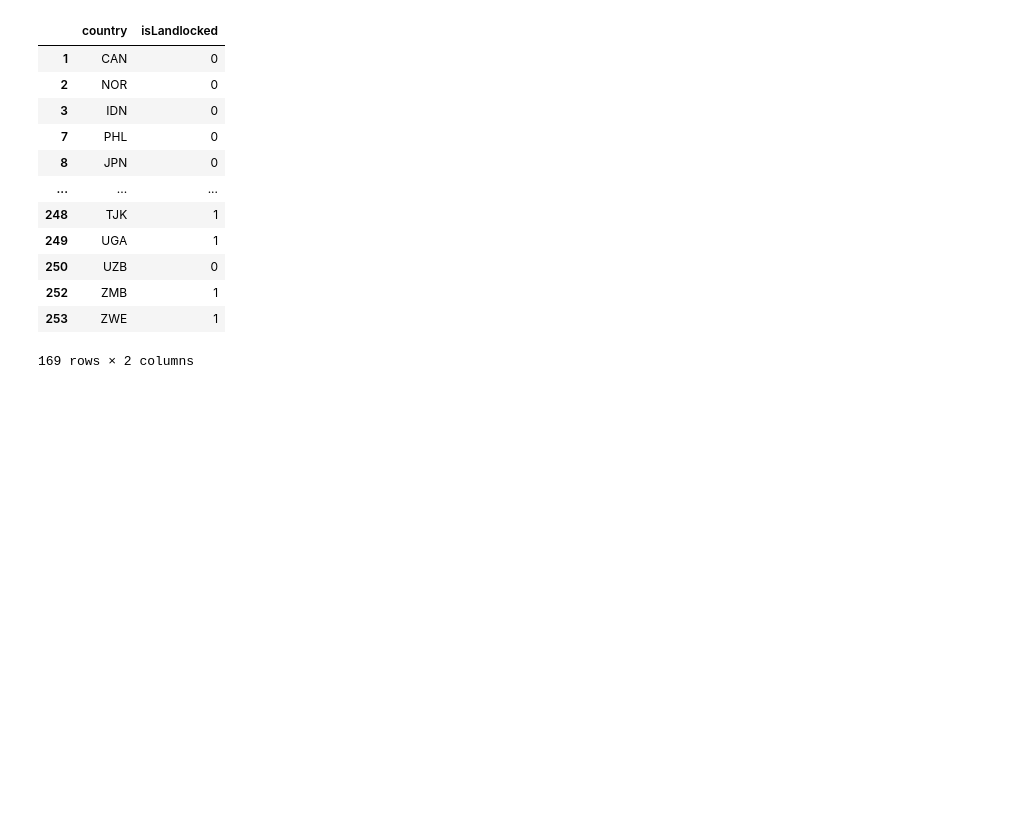
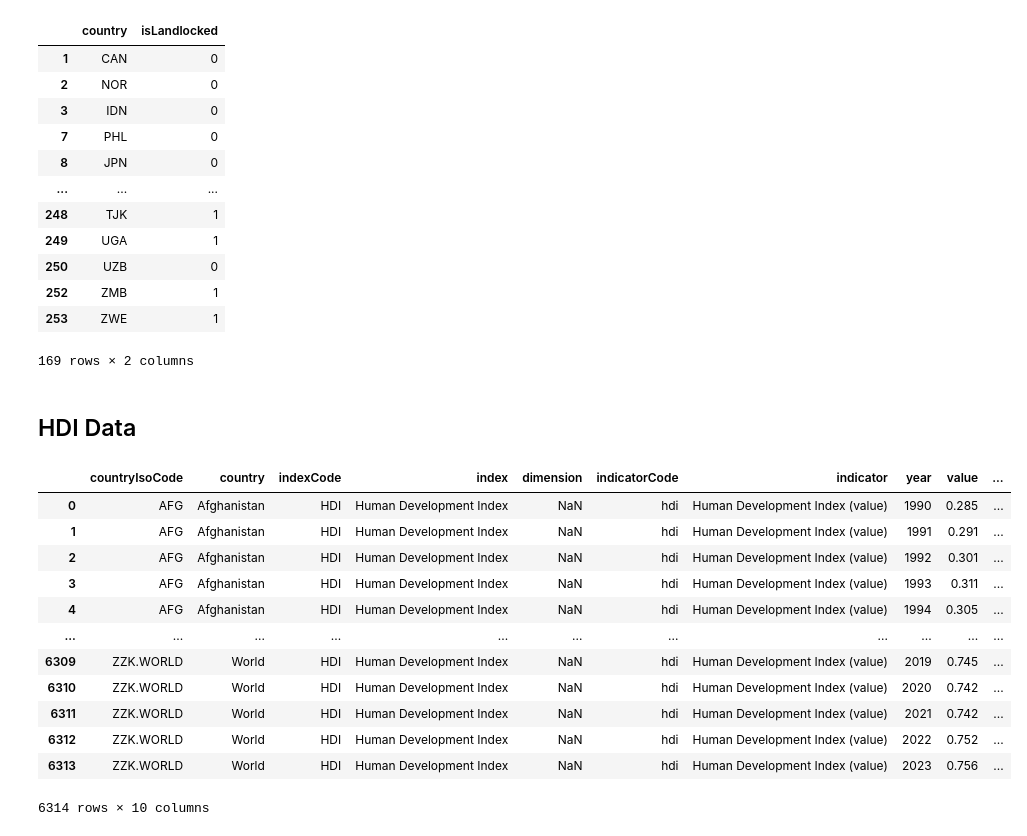
Before and after one commit to nile2304/Data-Science-Project-ENSAE, a Jupyter notebook: main.ipynb, the cells around one changed output. Cells and saved outputs as stored; diff of their text form; code cells hidden in the pictures; blank space fills up the shorter version.

```diff
--- a/main.ipynb
+++ b/main.ipynb
@@ -695,3 +695,22 @@ validLandlockedData
 169 rows × 2 columns
 # %%
 dv.visualize_landlocked_countries(validLandlockedData)
+# %% [markdown]
+## HDI Data
+# %%
+HDI_data = pd.read_excel("data/hdi-data.xlsx")
+HDI_data
+# %% [output]
+|  | countryIsoCode | country | indexCode | index | dimension | indicatorCode | indicator | year | value | ... |
+| 0 | AFG | Afghanistan | HDI | Human Development Index | NaN | hdi | Human Development Index (value) | 1990 | 0.285 | ... |
+| 1 | AFG | Afghanistan | HDI | Human Development Index | NaN | hdi | Human Development Index (value) | 1991 | 0.291 | ... |
+| 2 | AFG | Afghanistan | HDI | Human Development Index | NaN | hdi | Human Development Index (value) | 1992 | 0.301 | ... |
+| 3 | AFG | Afghanistan | HDI | Human Development Index | NaN | hdi | Human Development Index (value) | 1993 | 0.311 | ... |
+| 4 | AFG | Afghanistan | HDI | Human Development Index | NaN | hdi | Human Development Index (value) | 1994 | 0.305 | ... |
+| ... | ... | ... | ... | ... | ... | ... | ... | ... | ... | ... |
+| 6309 | ZZK.WORLD | World | HDI | Human Development Index | NaN | hdi | Human Development Index (value) | 2019 | 0.745 | ... |
+| 6310 | ZZK.WORLD | World | HDI | Human Development Index | NaN | hdi | Human Development Index (value) | 2020 | 0.742 | ... |
+| 6311 | ZZK.WORLD | World | HDI | Human Development Index | NaN | hdi | Human Development Index (value) | 2021 | 0.742 | ... |
+| 6312 | ZZK.WORLD | World | HDI | Human Development Index | NaN | hdi | Human Development Index (value) | 2022 | 0.752 | ... |
+| 6313 | ZZK.WORLD | World | HDI | Human Development Index | NaN | hdi | Human Development Index (value) | 2023 | 0.756 | ... |
+6314 rows × 10 columns
```
Also changed, not shown: parts of 34 cells of this notebook, 2 other files.
